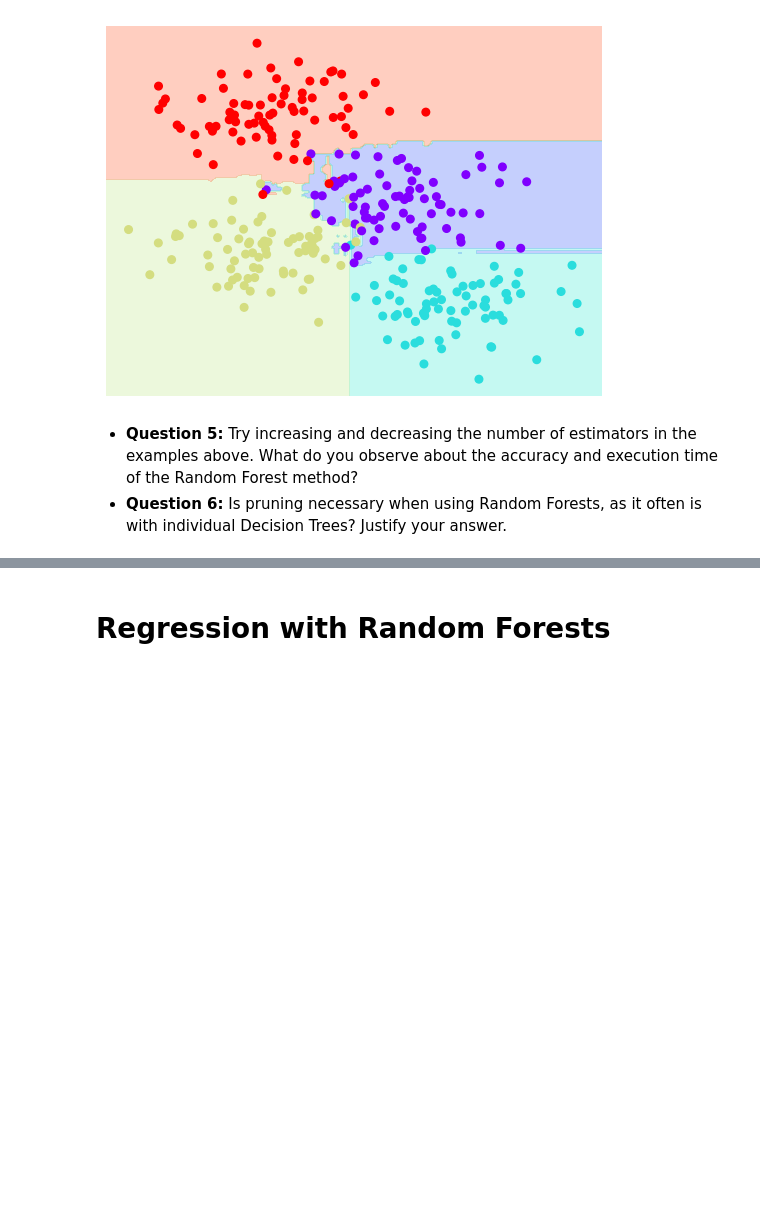
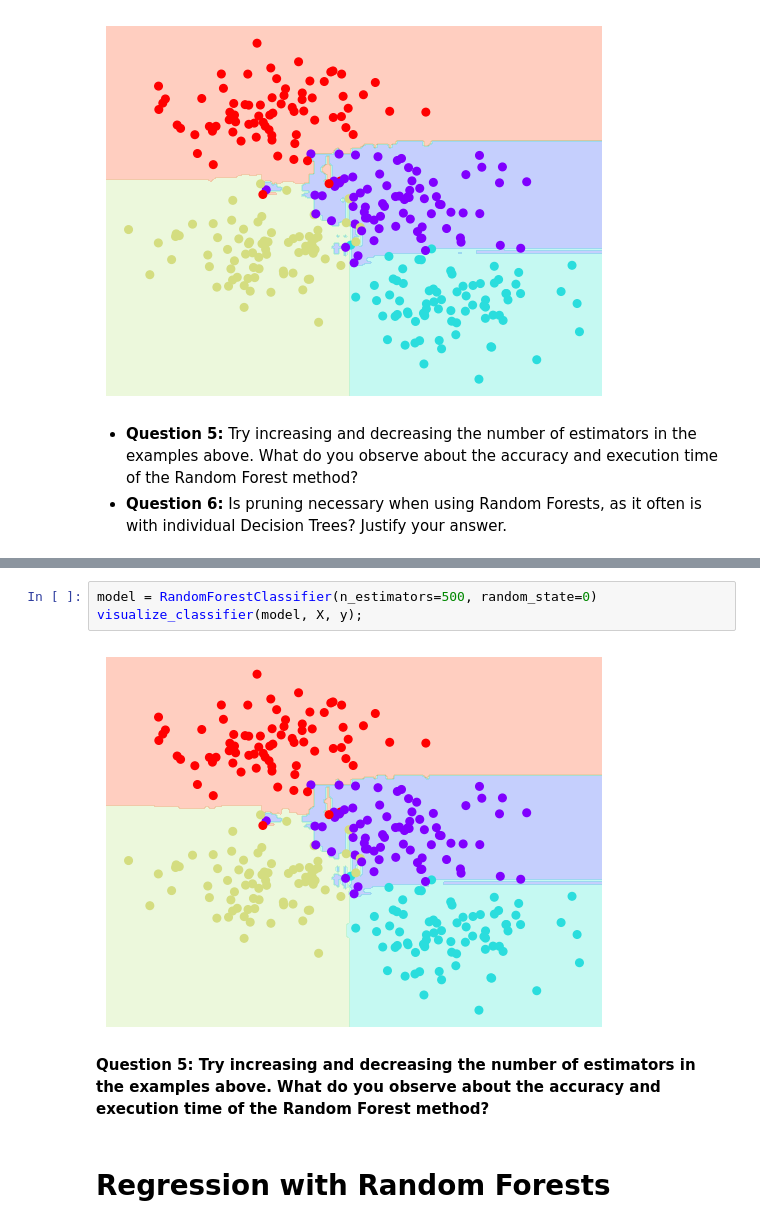
Before and after one commit to edaska/Stochastic_Processes_-_Optimization_in_Machine_Learning, a Jupyter notebook: lab11/Stochastics_Random_Forests.ipynb, the cells around one changed output, grey strips where cells are left out. Drawn from its saved outputs; the diff is of its cells as text; blank space fills up the shorter version.

```diff
--- a/lab11/Stochastics_Random_Forests.ipynb
+++ b/lab11/Stochastics_Random_Forests.ipynb
@@ -199,3 +210,10 @@ visualize_classifier(model, X, y);
+# %%
+model = RandomForestClassifier(n_estimators=500, random_state=0)
+visualize_classifier(model, X, y);
+# %% [output]
+[figure, added]
+# %% [markdown]
+**Question 5: Try increasing and decreasing the number of estimators in the examples above. What do you observe about the accuracy and execution time of the Random Forest method?**
 # %% [markdown]
 # Regression with Random Forests
 # %% [markdown]
```
Also changed, not shown: parts of 6 cells of this notebook.
